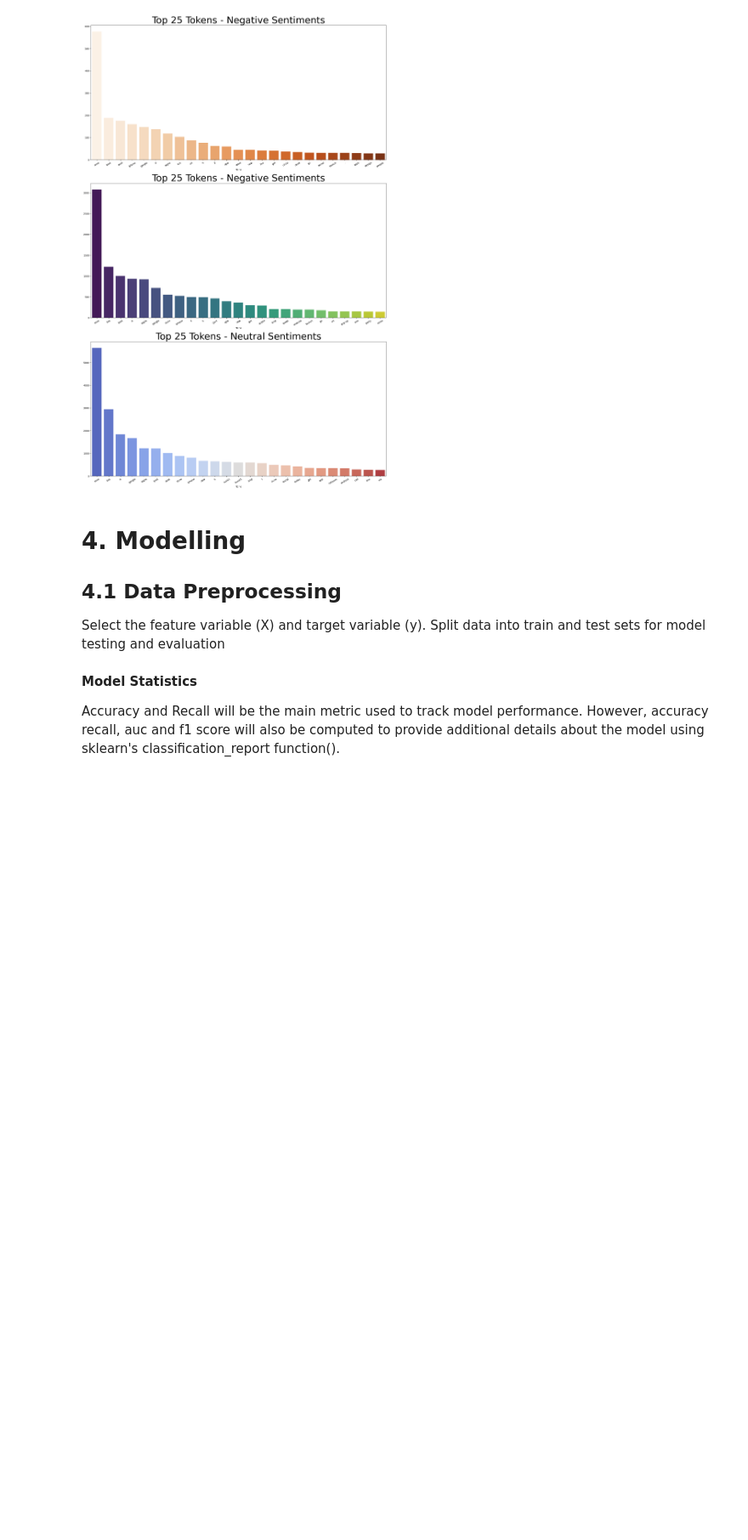
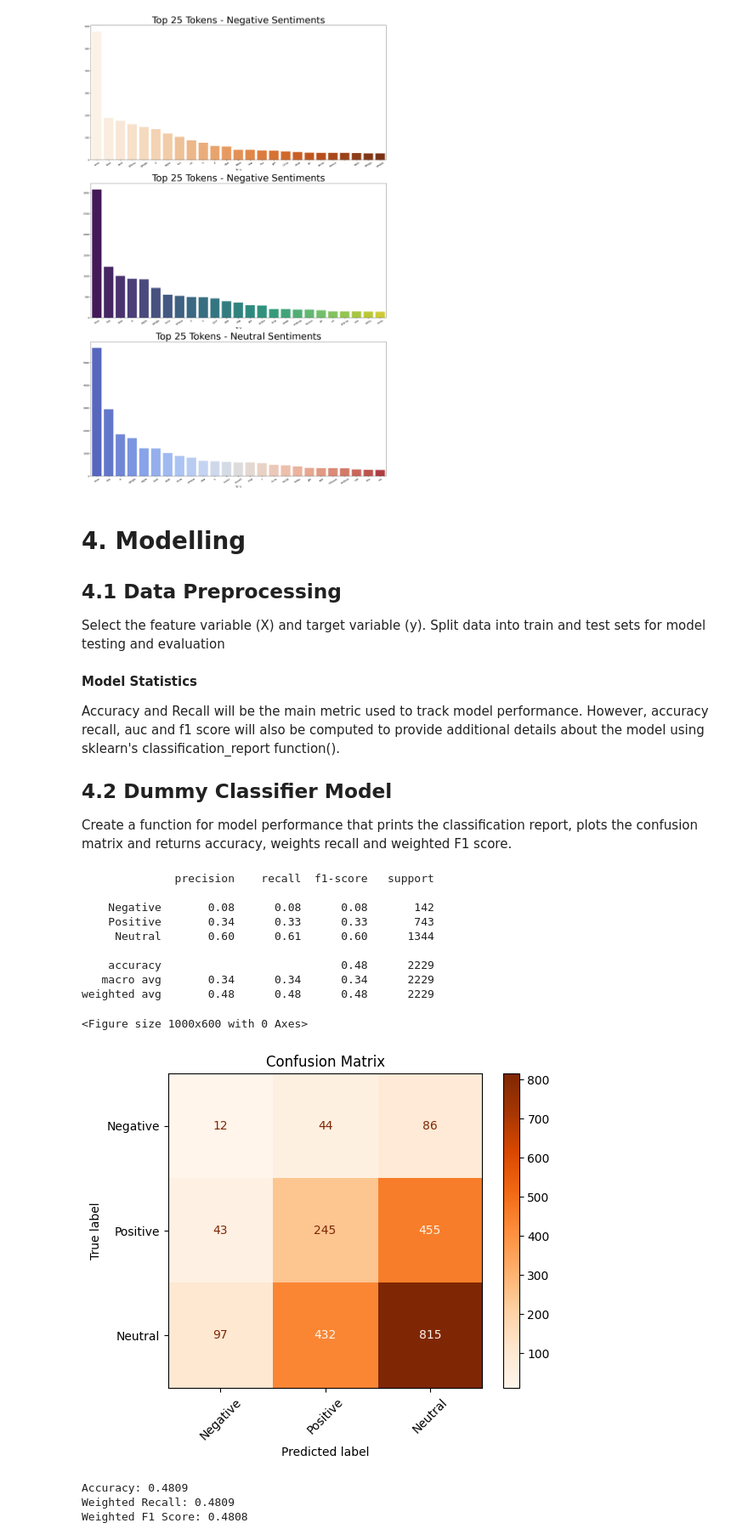
Before and after one commit to ENGMAUKA/group3_sentiment_analysis_project, a Jupyter notebook: notebooks/sentiments_consolidated.ipynb, the cells around one changed output. Shown at 85% size. Saved outputs shown, nothing was run; the diff lists cells and outputs as text; code cells hidden in the pictures; blank space fills up the shorter version.

Commit message:
Final with Modelling

```diff
--- a/notebooks/sentiments_consolidated.ipynb
+++ b/notebooks/sentiments_consolidated.ipynb
@@ -519,3 +521,6 @@ X_train, X_test, y_train,  y_test = train_test_split(X,y, test_size=0.25, strati
 **Model Statistics**
 
 Accuracy and Recall will be the main metric used to track model performance. However, accuracy recall, auc and f1 score will also be computed to provide additional details about the model using sklearn's classification_report function().
+
+## **4.2 Dummy Classifier Model**
+Create a function for model performance that prints the classification report, plots the confusion matrix and returns accuracy, weights recall and weighted F1 score.
@@ -521,0 +563,30 @@ Accuracy and Recall will be the main metric used to track model performance. How
+# %%
+# create the pipeline
+pipe_dummy = Pipeline([
+    ("tfidf", TfidfVectorizer()),
+    ("dummy", DummyClassifier(strategy="stratified", random_state=42))
+])
+
+# fit the pipeline
+pipe_dummy.fit(X_train, y_train)
+
+# pred
+y_pred_dummy = pipe_dummy.predict(X_test)
+
+# evaluate performance
+metrics = model_performance(pipe_dummy, X_test, y_pred_dummy, y_test)
+# %% [output]
+              precision    recall  f1-score   support
+
+    Negative       0.08      0.08      0.08       142
+    Positive       0.34      0.33      0.33       743
+     Neutral       0.60      0.61      0.60      1344
+
+    accuracy                           0.48      2229
+   macro avg       0.34      0.34      0.34      2229
+weighted avg       0.48      0.48      0.48      2229
+<Figure size 1000x600 with 0 Axes>
+[figure, added]
+Accuracy: 0.4809
+Weighted Recall: 0.4809
+Weighted F1 Score: 0.4808
```
Also changed, not shown: parts of 17 cells of this notebook.
